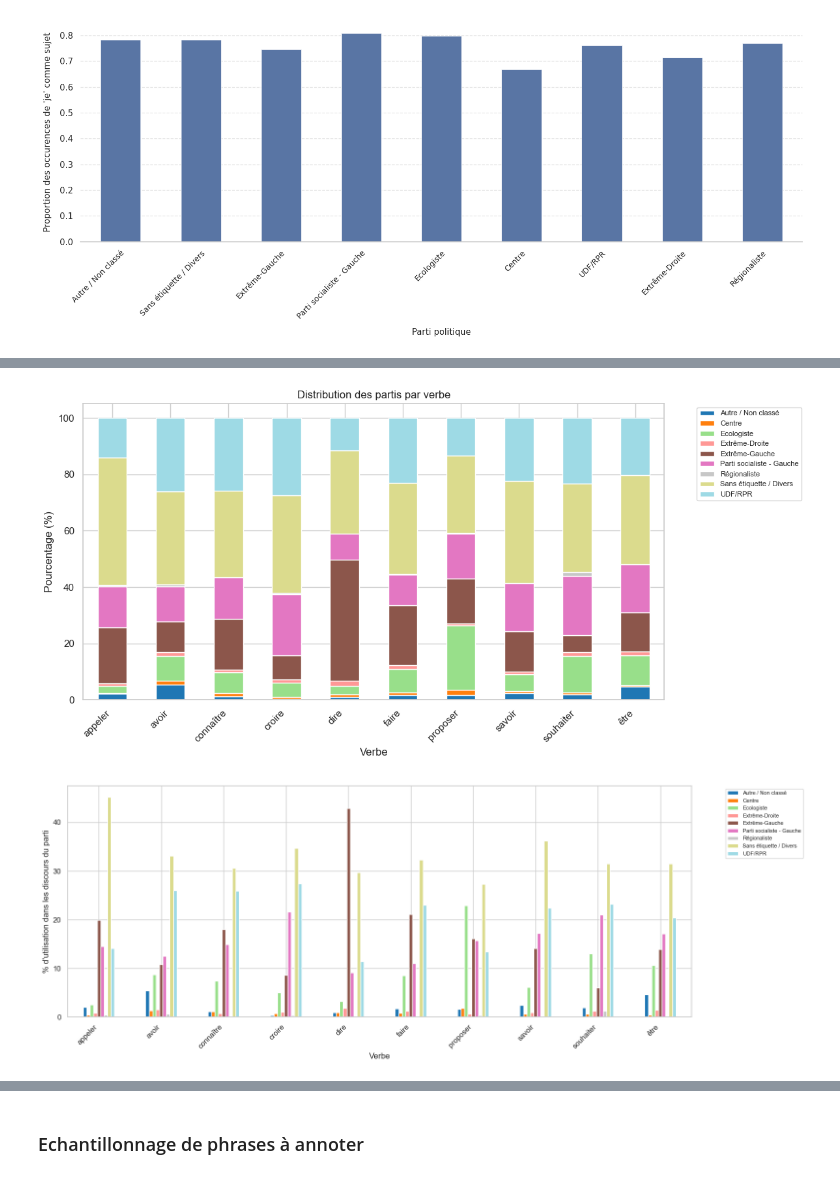
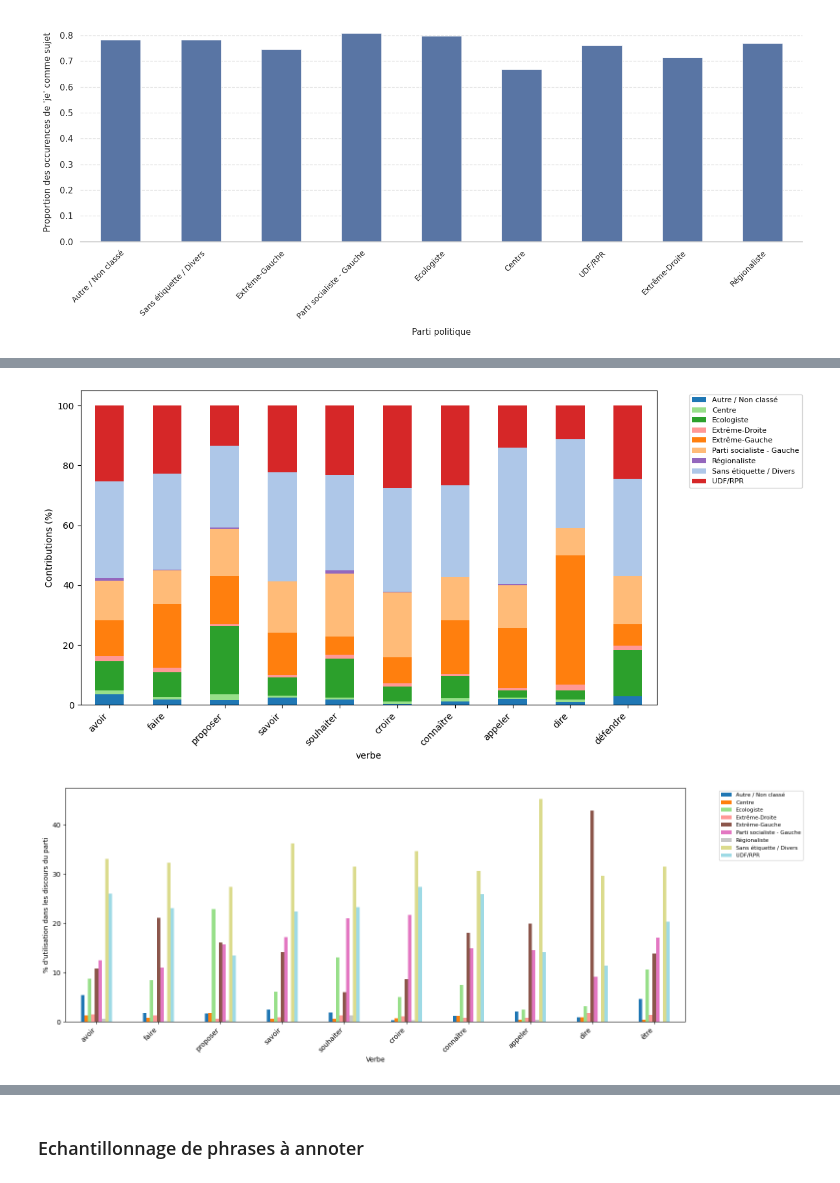
Before and after one commit to averniere/Projet-de-NLP, a Jupyter notebook: exploration.ipynb, the cells around one changed output, grey strips where cells are left out. Saved outputs shown, nothing was run; the diff lists cells and outputs as text; code cells hidden in the pictures.

Commit message:
corrections et ameliorations stats desc

```diff
--- a/exploration.ipynb
+++ b/exploration.ipynb
@@ -898,7 +900,7 @@ plt.show()
 # %% [markdown]
 ### Etude du pronom 'je'
 # %%
-VERBES_MODALITE = {"pouvoir", "devoir", "falloir", "vouloir"}
+VERBES_MODALITE = {"pouvoir", "devoir", "falloir", "vouloir", "avoir", "être"}
 
 def get_verbe_principal(token):
     """
@@ -1152,21 +1133,21 @@ stats2_10["part_pond"] = (
     stats2_10["count_pond"] / stats2_10.groupby("verbe")["count_pond"].transform("sum") * 100
 ).round(2)
 # %%
-df_pivot = stats2_10.pivot_table(index='verbe', columns='parti_politique', values='part_du_verbe', aggfunc='sum').fillna(0)
+df_pivot = stats2_10.pivot_table(
+    index='verbe', columns='parti_politique', values='part_du_verbe', aggfunc='sum').fillna(0)
+df_pivot = df_pivot.reindex(TOP10)
 
 # Tracé
 fig, ax = plt.subplots(figsize=(12, 6))
-df_pivot.plot(kind='bar', stacked=True, ax=ax, colormap='tab20')
+df_pivot.plot(kind='bar', stacked=True, ax=ax, color=[palette[p] for p in df_pivot.columns])
 
-ax.set_xlabel('Verbe')
-ax.set_ylabel('Pourcentage (%)')
-ax.set_title('Distribution des partis par verbe')
+ax.set_ylabel('Contributions (%)')
 ax.legend(bbox_to_anchor=(1.05, 1), loc='upper left', fontsize=8)
 plt.xticks(rotation=45, ha='right')
 plt.tight_layout()
 plt.show()
 # %% [output]
-[figure, old version]
+[figure, new version]
 # %%
 fig, ax = plt.subplots(figsize=(16, 6))
 df_pivot.plot(kind='bar', stacked=False, ax=ax, colormap='tab20')
@@ -1178,6 +1159,6 @@ plt.xticks(rotation=45, ha='right')
 plt.tight_layout()
 plt.show()
 # %% [output]
-[figure, old version]
+[figure, new version]
 # %%
 df_pivot = stats2_10.pivot_table(index='verbe', columns='parti_politique', values='part_pond', aggfunc='sum').fillna(0)
```
Also changed, not shown: parts of 12 cells of this notebook, 2 other files.
